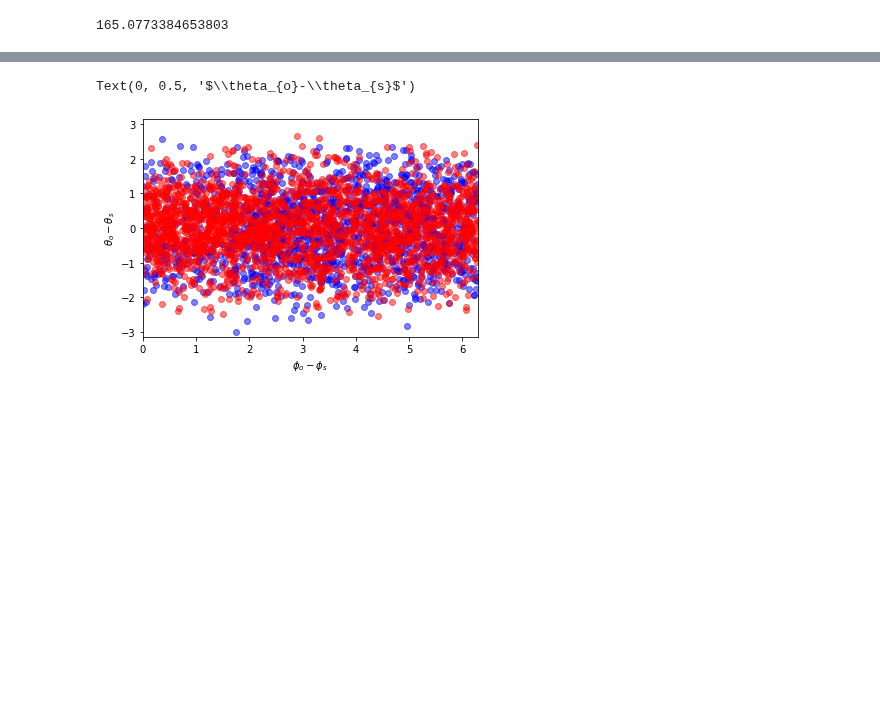
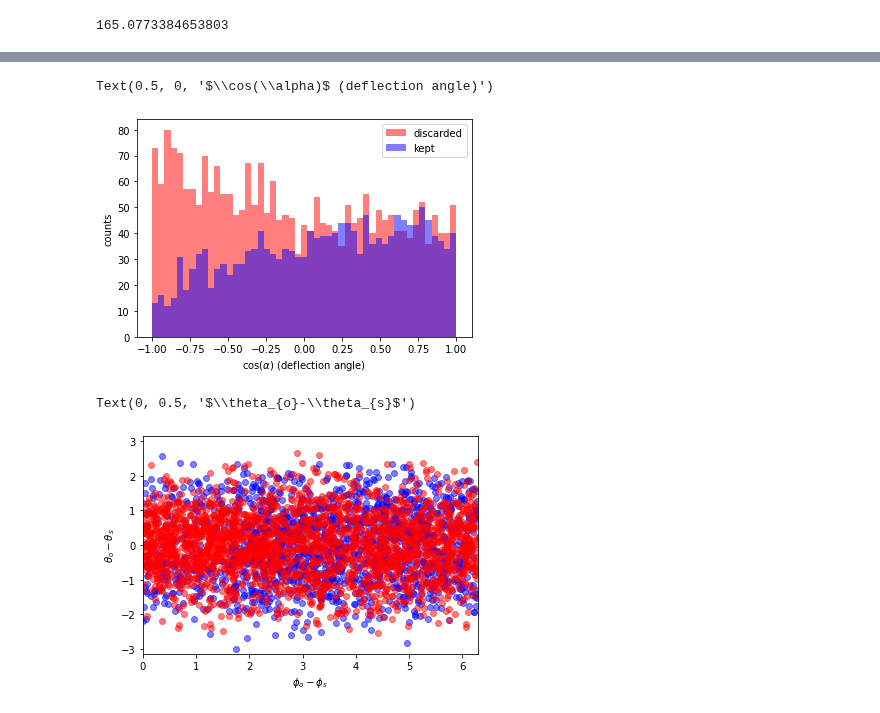
Before and after one commit to Richard-Sti/GSHE_public, a Jupyter notebook: scripts/explore_sampled_trajectories.ipynb, the cells around one changed output, grey strips where cells are left out. Drawn from its saved outputs; the diff is of its cells as text; code cells hidden in the pictures; blank space fills up the shorter version.

```diff
--- a/scripts/explore_sampled_trajectories.ipynb
+++ b/scripts/explore_sampled_trajectories.ipynb
@@ -155,3 +159,20 @@ need to check!
+# %%
+cosA = -((np.cos(dat['ϕ_obs'])*np.cos(dat['ϕ_src']) + np.sin(dat['ϕ_obs'])*np.sin(dat['ϕ_src'])
+         )*np.sin(dat['θ_obs'])*np.sin(dat['θ_src'])
+         +np.cos(dat['θ_obs'])*np.cos(dat['θ_src']))
+
+alpha=np.arccos(cosA)
+# %%
+plt.hist(cosA[~pts],np.linspace(-1,1),color='r',alpha=.5,label='discarded')
+plt.hist(cosA[pts],np.linspace(-1,1),color='b',alpha=.5,label='kept')
+
+plt.legend()
+
+plt.ylabel(r'counts')
+plt.xlabel(r'$\cos(\alpha)$ (deflection angle)')
+# %% [output]
+Text(0.5, 0, '$\\cos(\\alpha)$ (deflection angle)')
+[figure, added]
 # %%
 X = dat['ϕ_obs']-dat['ϕ_src']
 Y = dat['θ_obs']-dat['θ_src']
```
Also changed, not shown: parts of 15 cells of this notebook, 1 other file.
